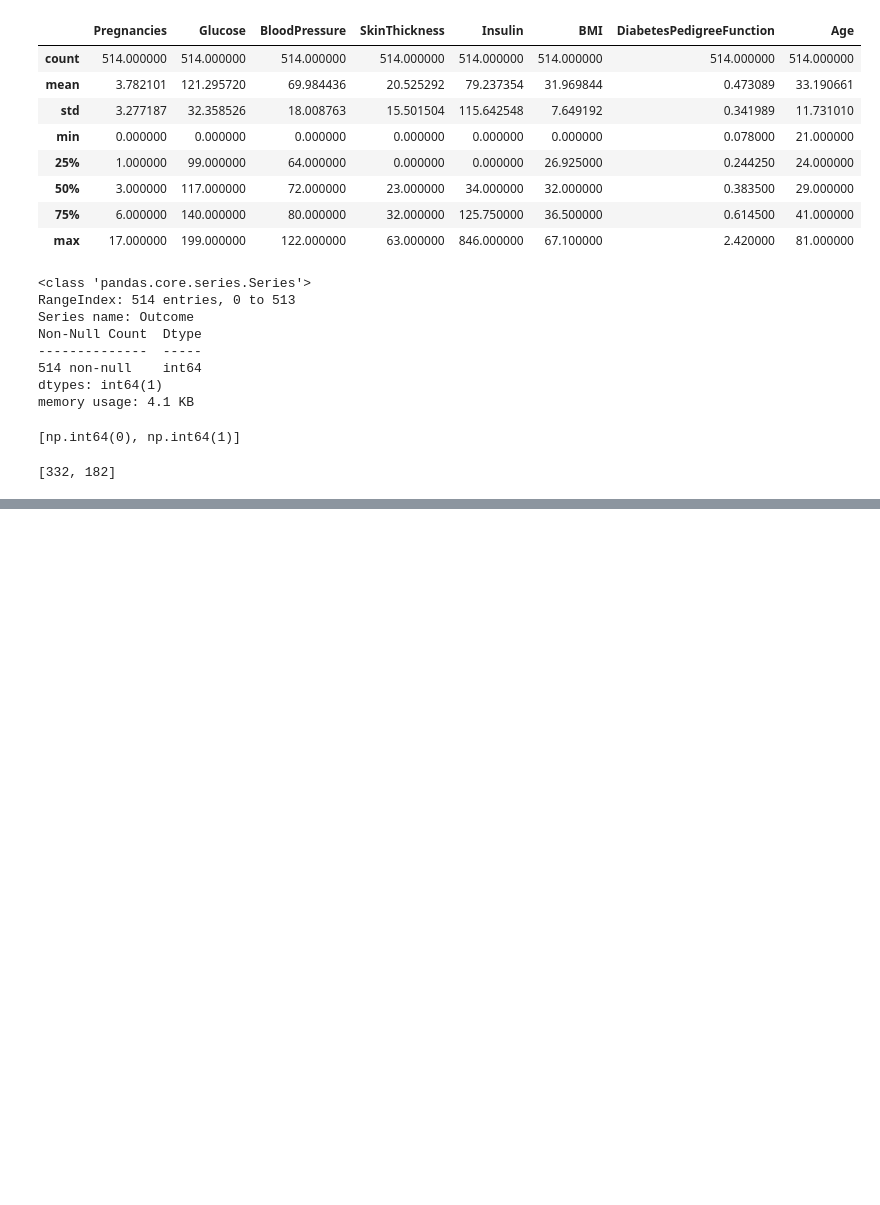
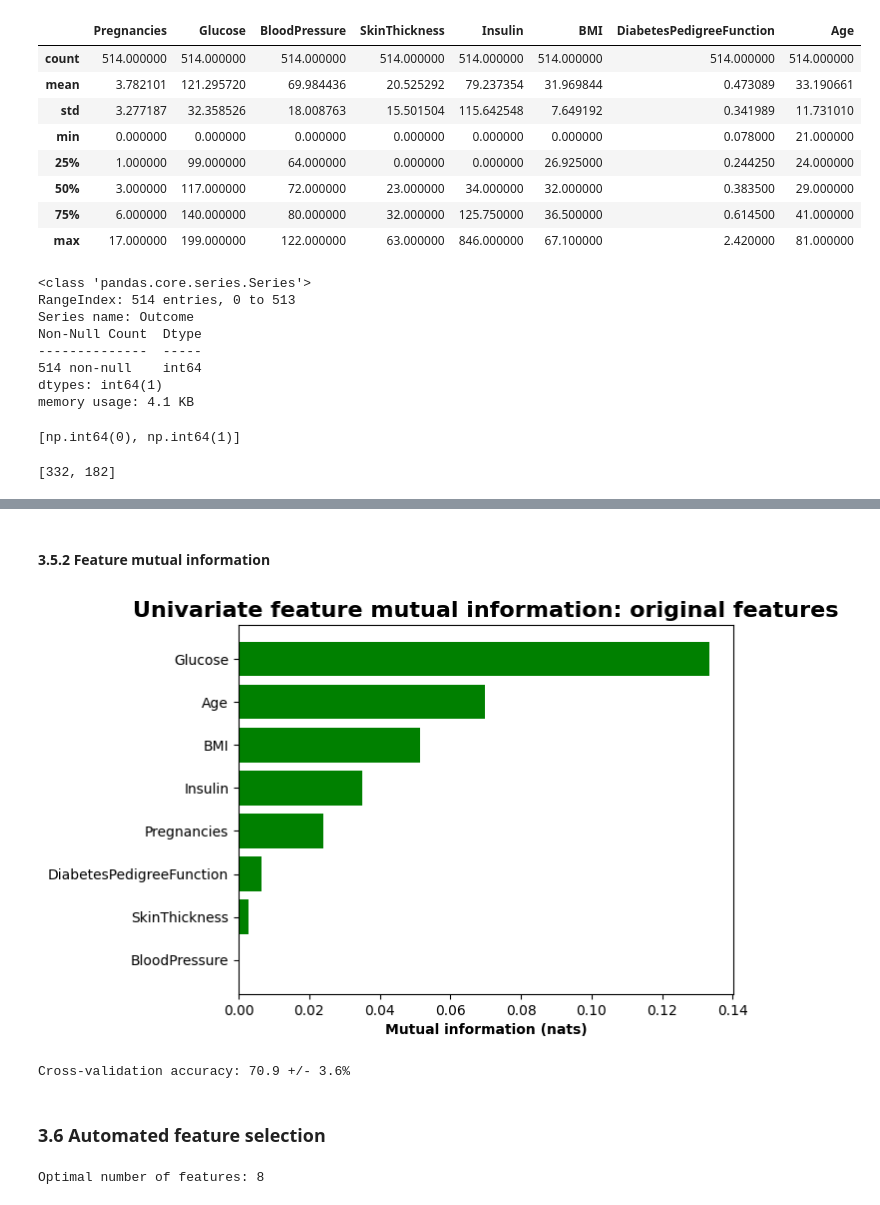
Before and after one commit to 4GeeksAcademy/Madesh-ML-web-app-using-Flask, a Jupyter notebook: src/Madesh_solution.ipynb, the cells around one changed output, grey strips where cells are left out. Saved outputs shown, nothing was run; the diff lists cells and outputs as text; code cells hidden in the pictures; blank space fills up the shorter version.

```diff
--- a/src/Madesh_solution.ipynb
+++ b/src/Madesh_solution.ipynb
@@ -228,0 +463,27 @@ list(training_labels.value_counts())
+# %% [markdown]
+#### 3.5.2 Feature mutual information
+# %%
+from sklearn.feature_selection import mutual_info_classif
+
+results=mutual_info_classif(training_features, training_labels)
+
+univariate_mi_results={}
+
+for feature, result in zip(training_features.columns, results):
+    univariate_mi_results[feature]=result
+
+univariate_mi_results=dict(sorted(univariate_mi_results.items(), key=lambda item: item[1]))
+
+plt.title('Univariate feature mutual information: original features', fontsize=16, fontweight='bold')
+
+plt.barh(
+    np.arange(len(univariate_mi_results.values())),
+    univariate_mi_results.values(),
+    tick_label=list(univariate_mi_results.keys()), color='green'
+)
+
+plt.xlabel('Mutual information (nats)', fontweight='bold')
+
+plt.show()
+# %% [output]
+[figure, added]
@@ -228,0 +493,36 @@ list(training_labels.value_counts())
+# %%
+scores=cross_val_score(
+    DecisionTreeClassifier(random_state=random_seed, class_weight=class_weights),
+    manually_selected_training_features,
+    training_labels,
+    cv=cv_method,
+    n_jobs=-1,
+    scoring='accuracy'
+)
+
+
+experiments['Manual feature selection']=scores * 100
+
+print(f'Cross-validation accuracy: {(np.median(scores) * 100):.1f} +/- {(scores.std() * 100):.1f}%')
+# %% [output]
+Cross-validation accuracy: 70.9 +/- 3.6%
+# %% [markdown]
+### 3.6 Automated feature selection
+# %%
+min_features_to_select=1
+clf=DecisionTreeClassifier(random_state=random_seed)
+
+rfecv=RFECV(
+    estimator=model,
+    step=1,
+    cv=cv_method,
+    scoring='accuracy',
+    min_features_to_select=min_features_to_select,
+    n_jobs=-1
+)
+
+rfecv.fit(training_features, training_labels)
+
+print(f"Optimal number of features: {rfecv.n_features_}")
+# %% [output]
+Optimal number of features: 8
```
Also changed, not shown: parts of 69 cells of this notebook, 3 other files.
